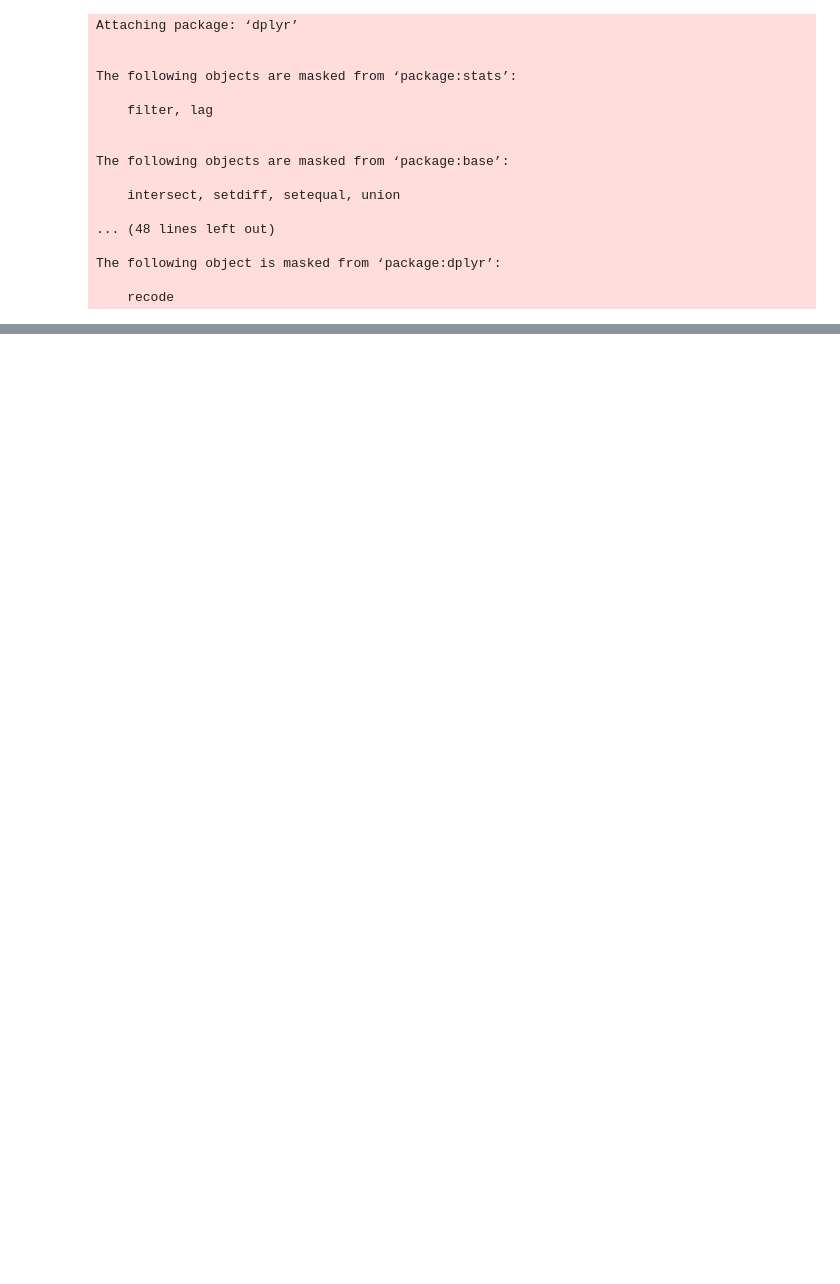
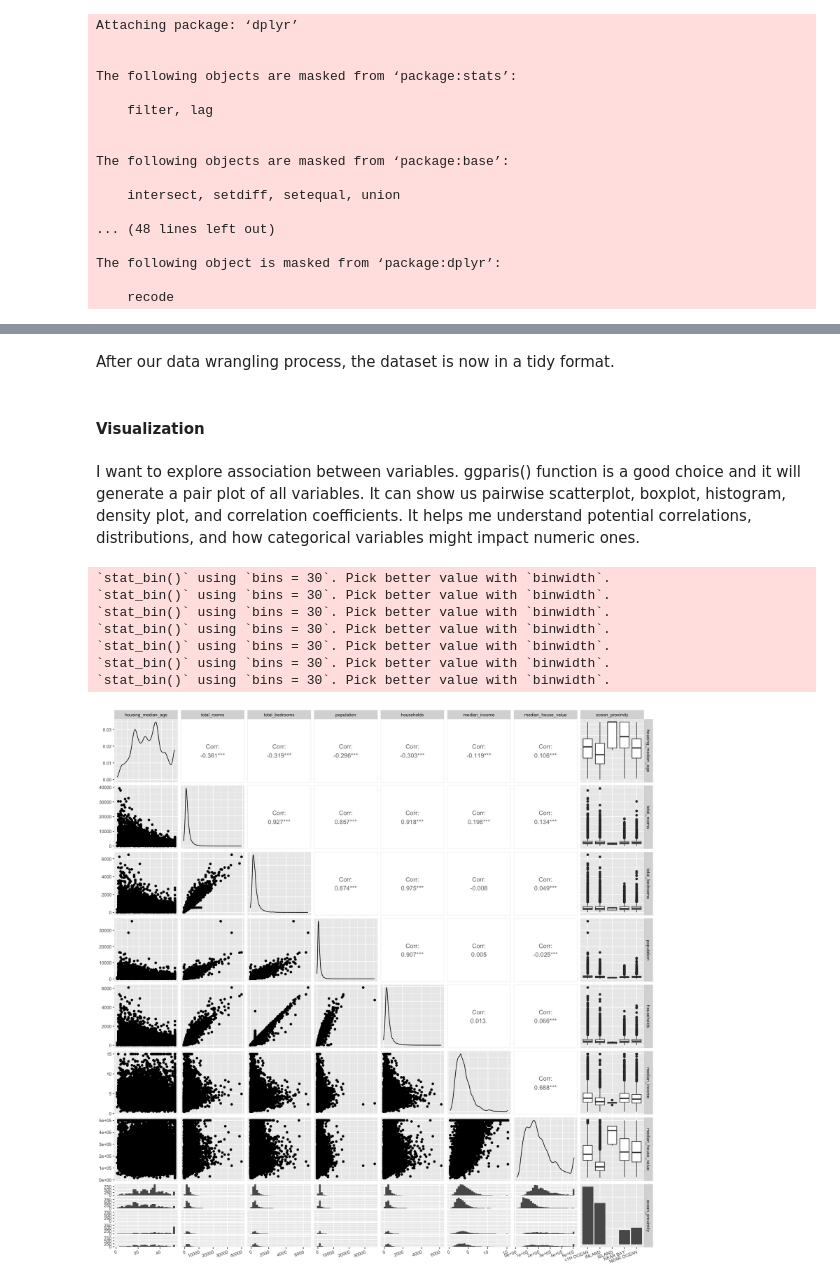
Before and after one commit to ClaireJ2100/301-Final-Report, a Jupyter notebook: Final report.ipynb, the cells around one changed output, grey strips where cells are left out. Drawn from its saved outputs; the diff is of its cells as text; code cells hidden in the pictures; blank space fills up the shorter version.

```diff
--- a/Final report.ipynb
+++ b/Final report.ipynb
@@ -36,0 +49,5 @@ The following object is masked from ‘package:dplyr’:
+# %%
+urlfile="https://raw.githubusercontent.com/ageron/handson-ml/master/datasets/housing/housing.csv"
+
+housing <- read.csv(urlfile)
+head(housing)
@@ -36,0 +120,4 @@ The following object is masked from ‘package:dplyr’:
+# %%
+# replace missing value with mean for numeric variables
+housing <- housing %>%
+  mutate_at(vars(1:9), ~ifelse(is.na(.), mean(., na.rm = TRUE), .))
@@ -36,0 +131,5 @@ The following object is masked from ‘package:dplyr’:
+# %%
+housing <- housing %>%
+    select(-longitude, -latitude)
+
+head(housing)
@@ -36,0 +146,27 @@ The following object is masked from ‘package:dplyr’:
+# %% [markdown]
+After our data wrangling process, the dataset is now in a tidy format.
+# %% [markdown]
+#### Visualization
+# %% [markdown]
+I want to explore association between variables. ggparis() function is a good choice and it will generate a pair plot of all variables. It can show us pairwise scatterplot, boxplot, histogram, density plot, and correlation coefficients. It helps me understand potential correlations, distributions, and how categorical variables might impact numeric ones.
+# %%
+options(repr.plot.width = 14, repr.plot.height = 14)
+
+pair_plots <- housing %>%
+     ggpairs(progress = FALSE) +
+theme(
+     text = element_text(size = 10),
+     plot.title = element_text(face = "bold"),
+     axis.title = element_text(face = "bold"),
+     axis.text.x = element_text(angle = 20, hjust = 1)
+)
+pair_plots
+# %% [output]
+`stat_bin()` using `bins = 30`. Pick better value with `binwidth`.
+`stat_bin()` using `bins = 30`. Pick better value with `binwidth`.
+`stat_bin()` using `bins = 30`. Pick better value with `binwidth`.
+`stat_bin()` using `bins = 30`. Pick better value with `binwidth`.
+`stat_bin()` using `bins = 30`. Pick better value with `binwidth`.
+`stat_bin()` using `bins = 30`. Pick better value with `binwidth`.
+`stat_bin()` using `bins = 30`. Pick better value with `binwidth`.
+[figure, added]
```
Also changed, not shown: parts of 22 cells of this notebook.
